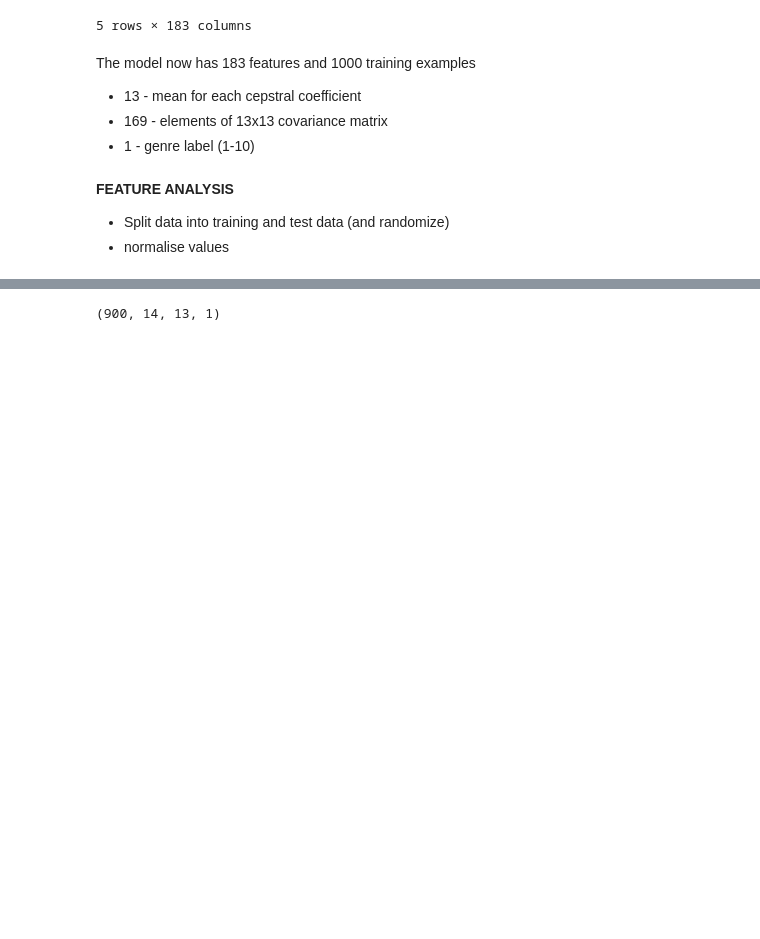
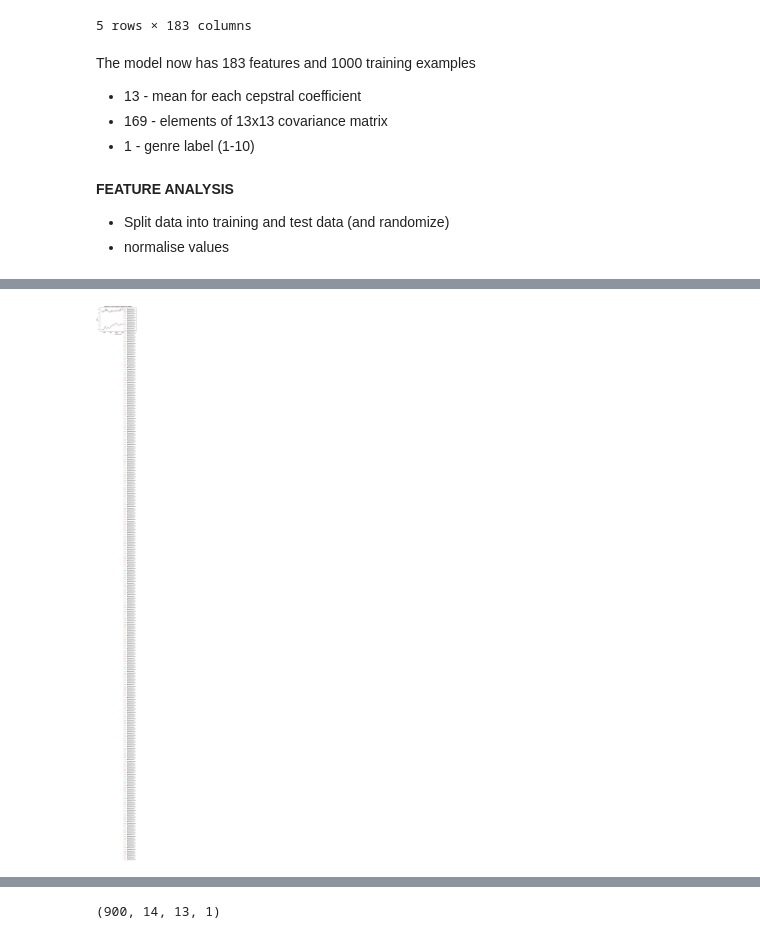
Before and after one commit to alexpondaven/Music-Genre-Classification, a Jupyter notebook: 3-Models using Covariance matrix.ipynb, the cells around one changed output, grey strips where cells are left out. Cells and saved outputs as stored; diff of their text form; code cells hidden in the pictures; blank space fills up the shorter version.

```diff
--- a/3-Models using Covariance matrix.ipynb
+++ b/3-Models using Covariance matrix.ipynb
@@ -199,0 +211,38 @@ for i in range(len(X_trainn)):
+# %%
+# will only carry out PCA on MFCC coefficient matrix features
+X_m = X.iloc[:,:13]
+X_c = X.iloc[:,13:]
+# %%
+# use PCA to almost flatten out the 169 covariance matrix (13x13) into 13 principal components
+from sklearn.decomposition import PCA
+
+pca_accuracy = [];
+
+def eval_PCA(model, K):
+
+    pca = PCA(n_components=K)
+    principal_components = pca.fit_transform(X_c)
+    pcaDf = pd.DataFrame(data = principal_components, columns = [['p'+str(i) for i in range(K)]])
+
+    #recombine X_m
+    X_pca = pd.concat([X_m, pcaDf], axis=1)
+    # normalise
+    min_max_scaler = preprocessing.StandardScaler()
+    X_pca_scaled = min_max_scaler.fit_transform(X_pca)
+    X_pca_norm = pd.DataFrame(X_pca_scaled)
+
+    X_pca_norm.columns = X_pca.columns
+
+    # split into train and test data with separate labels:
+    X_train, X_test, y_train, y_test = train_test_split(X_pca_norm,y, test_size=0.1, random_state=420)
+
+    log_regr.fit(X_train, y_train.values.ravel())
+    plot_learning_curve(model)
+
+    pca_accuracy.append((K, model.score(X_test, y_test)))
+# %%
+# evalute accuracy for range of K values
+for i in range(169):
+    eval_PCA(log_regr,i)
+# %% [output]
+[figure, added]
```
Also changed, not shown: parts of 40 cells of this notebook, 1 other file.
